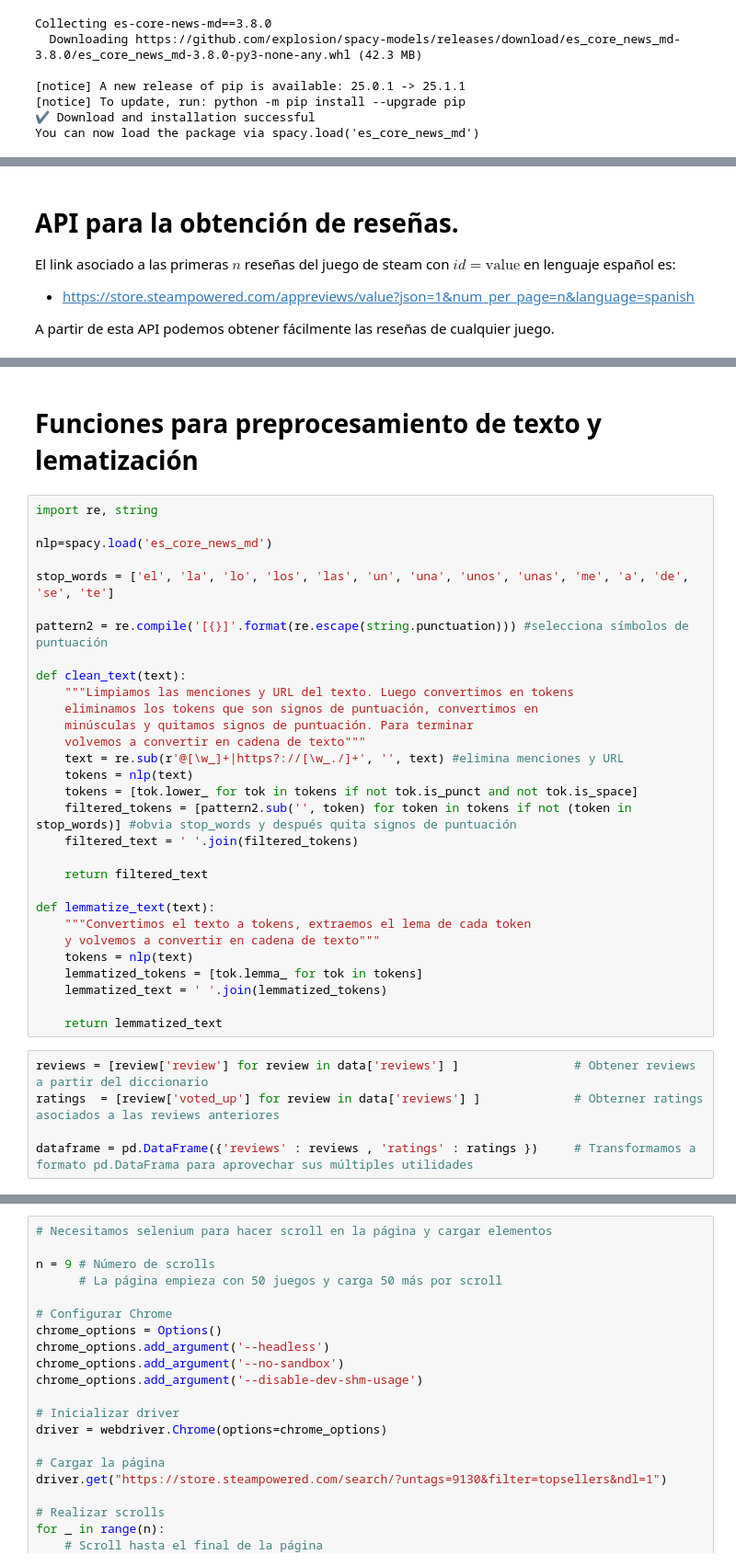
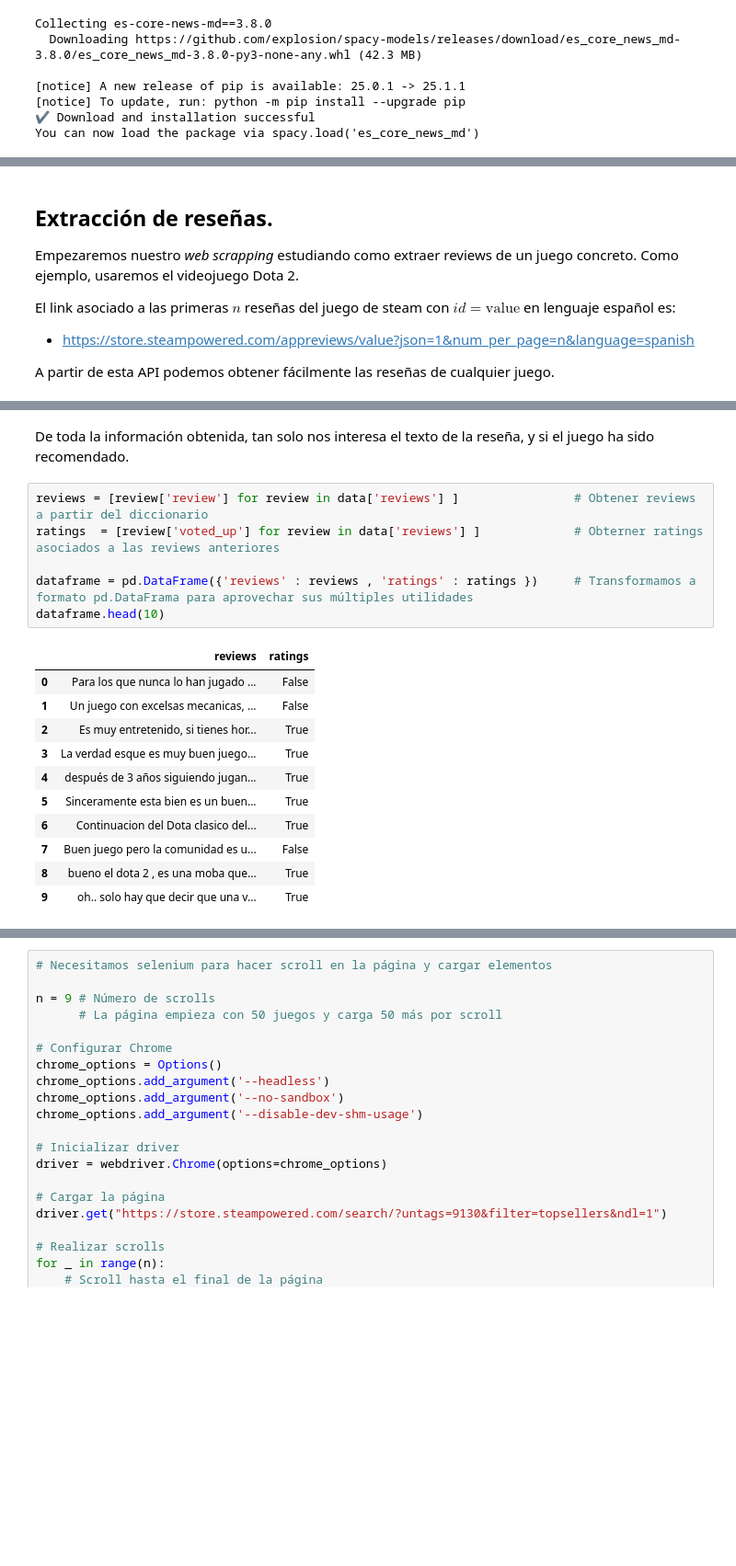
Before and after one commit to Mr-ion77/steam-reviewing, a Jupyter notebook: steam_reviews.ipynb, the cells around one changed output, grey strips where cells are left out. Shown at 92% size. Saved outputs shown, nothing was run; the diff lists cells and outputs as text; blank space fills up the shorter version.

```diff
--- a/steam_reviews.ipynb
+++ b/steam_reviews.ipynb
@@ -53,5 +66,7 @@ El primer ejemplo será el videojuego Dota 2.
 # %% [markdown]
-# API para la obtención de reseñas.
+## Extracción de reseñas.
+
+Empezaremos nuestro *web scrapping* estudiando como extraer reviews de un juego concreto. Como ejemplo, usaremos el videojuego Dota 2.
 
 El link asociado a las primeras $n$ reseñas del juego de steam con $id = \text{value}$ en lenguaje español es:
 - https://store.steampowered.com/appreviews/value?json=1&num_per_page=n&language=spanish
@@ -91,40 +106,23 @@ Usuario: 76561198305410305
 Comentario: Dota 2 es un buen juego de estrategia , hay guerreros y distintas armas y poderes que hay que comprar con dinero de dota 2 , y otra cosa buena es que el juego es free to play , recomiendo  ...
 ¿Recomienda? True
 ----------------------------------------
-# %% [markdown]
-# Funciones para preprocesamiento de texto y lematización
-# %%
-import re, string
-
-nlp=spacy.load('es_core_news_md')
-
-stop_words = ['el', 'la', 'lo', 'los', 'las', 'un', 'una', 'unos', 'unas', 'me', 'a', 'de', 'se', 'te']
-
-pattern2 = re.compile('[{}]'.format(re.escape(string.punctuation))) #selecciona símbolos de puntuación
-
-def clean_text(text):
-    """Limpiamos las menciones y URL del texto. Luego convertimos en tokens
-    eliminamos los tokens que son signos de puntuación, convertimos en
-    minúsculas y quitamos signos de puntuación. Para terminar
-    volvemos a convertir en cadena de texto"""
-    text = re.sub(r'@[\w_]+|https?://[\w_./]+', '', text) #elimina menciones y URL
-    tokens = nlp(text)
-    tokens = [tok.lower_ for tok in tokens if not tok.is_punct and not tok.is_space]
-    filtered_tokens = [pattern2.sub('', token) for token in tokens if not (token in stop_words)] #obvia stop_words y después quita signos de puntuación
-    filtered_text = ' '.join(filtered_tokens)
-
-    return filtered_text
-
-def lemmatize_text(text):
-    """Convertimos el texto a tokens, extraemos el lema de cada token
-    y volvemos a convertir en cadena de texto"""
-    tokens = nlp(text)
-    lemmatized_tokens = [tok.lemma_ for tok in tokens]
-    lemmatized_text = ' '.join(lemmatized_tokens)
-
-    return lemmatized_text
+# %% [markdown]
+De toda la información obtenida, tan solo nos interesa el texto de la reseña, y si el juego ha sido recomendado.
 # %%
 reviews = [review['review'] for review in data['reviews'] ]                # Obtener reviews a partir del diccionario
 ratings  = [review['voted_up'] for review in data['reviews'] ]             # Obterner ratings asociados a las reviews anteriores
 
 dataframe = pd.DataFrame({'reviews' : reviews , 'ratings' : ratings })     # Transformamos a formato pd.DataFrama para aprovechar sus múltiples utilidades
+dataframe.head(10)
+# %% [output]
+|  | reviews | ratings |
+| 0 | Para los que nunca lo han jugado ... | False |
+| 1 | Un juego con excelsas mecanicas, ... | False |
+| 2 | Es muy entretenido, si tienes hor... | True |
+| 3 | La verdad esque es muy buen juego... | True |
+| 4 | después de 3 años siguiendo jugan... | True |
+| 5 | Sinceramente esta bien es un buen... | True |
+| 6 | Continuacion del Dota clasico del... | True |
+| 7 | Buen juego pero la comunidad es u... | False |
+| 8 | bueno el dota 2 , es una moba que... | True |
+| 9 | oh.. solo hay que decir que una v... | True |
```
Also changed, not shown: parts of 23 cells of this notebook.
